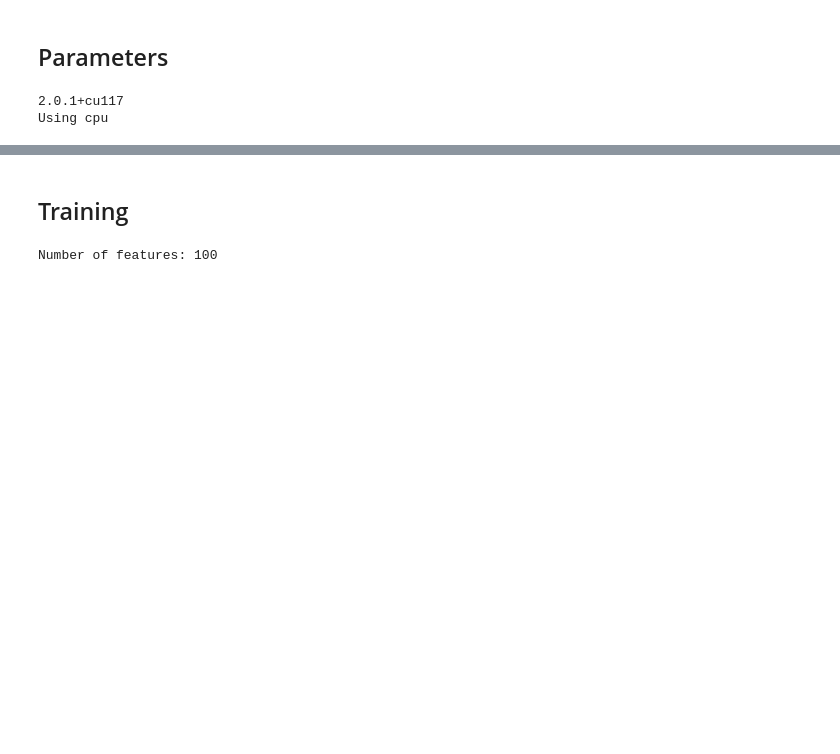
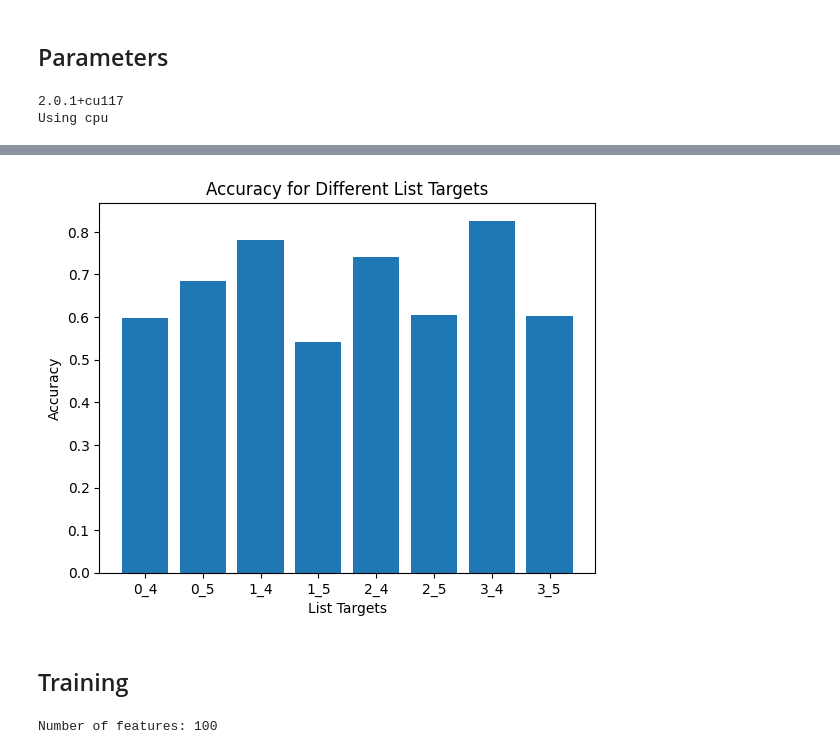
Before and after one commit to INSA-5IF-COMA/Analyse-de-conscience, a Jupyter notebook: code/cnn.ipynb, the cells around one changed output, grey strips where cells are left out. Cells and saved outputs as stored; diff of their text form; code cells hidden in the pictures; blank space fills up the shorter version.

Commit message:
loop train and CNN improvement

```diff
--- a/code/cnn.ipynb
+++ b/code/cnn.ipynb
@@ -183,3 +342,25 @@ print(f"Using {device}")
 # %% [output]
 2.0.1+cu117
 Using cpu
+# %%
+# 0: SelfStim
+# 1: CtrlStim
+# 2: SelfRest
+# 3: CtrlRest
+# 4: SelfSoc
+# 5: CtrlSoc
+
+# Get data
+csvfile = "../../data/video/All_Subs_Diff_Modules_nofilter_withoutAUc.csv"
+train_df = pd.read_csv(csvfile,  delimiter=",")  # 101 features (only AU_r)
+
+results_dict = {}
+
+# train all models
+for i in range(4):  # Start the outer loop at 1 and end at 4
+    for j in range(4, 6):  # Start the inner loop at 5 and end at 6
+        list_targets = [i, j]
+        accuracy = train_model(list_labels,list_targets, epochs, learning_rate, weight_decay, device, num_validation_subjects, train_df)
+        results_dict[tuple(list_targets)] = accuracy
+
+print(results_dict)
@@ -186,2 +385,27 @@ Using cpu
+# %%
+# Mapping between digits and their names
+label_mapping = {
+    0: 'SelfStim',
+    1: 'CtrlStim',
+    2: 'SelfRest',
+    3: 'CtrlRest',
+    4: 'SelfSoc',
+    5: 'CtrlSoc'
+}
+
+# Replace the digits with their names in list_targets
+#list_targets_names = [(label_mapping[i], label_mapping[j]) for i, j in results_dict.keys()]
+
+# Extract the list of list_targets and accuracy values
+list_targets, accuracies = zip(*results_dict.items())
+
+# Create a bar plot
+plt.bar(range(len(list_targets)), accuracies, tick_label=list_targets)
+plt.xlabel('List Targets')
+plt.ylabel('Accuracy')
+plt.title('Accuracy for Different List Targets')
+plt.show()
+# %% [output]
+[figure, added]
 # %% [markdown]
 ## Training
```
Also changed, not shown: parts of 10 cells of this notebook, 9 other files.
